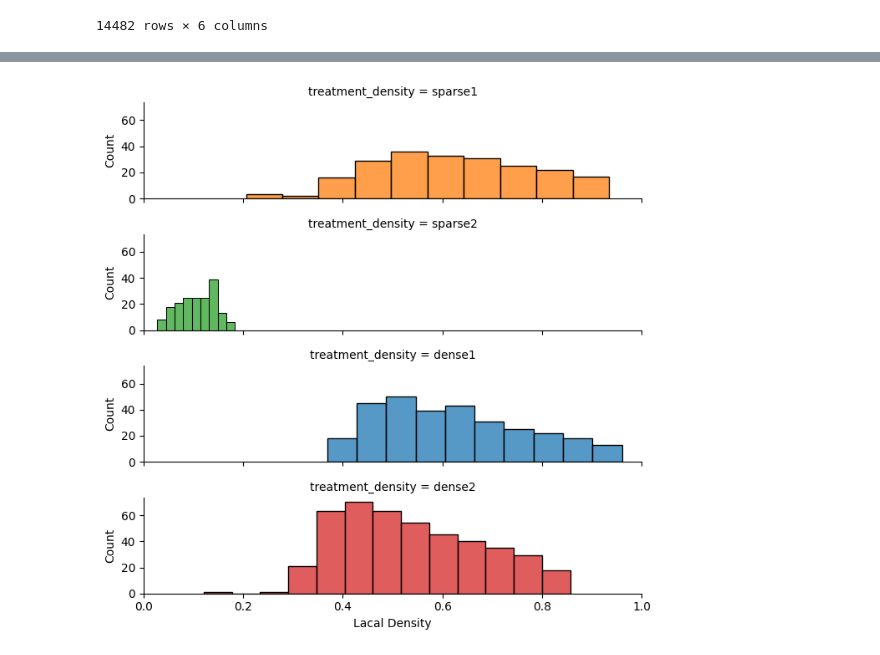
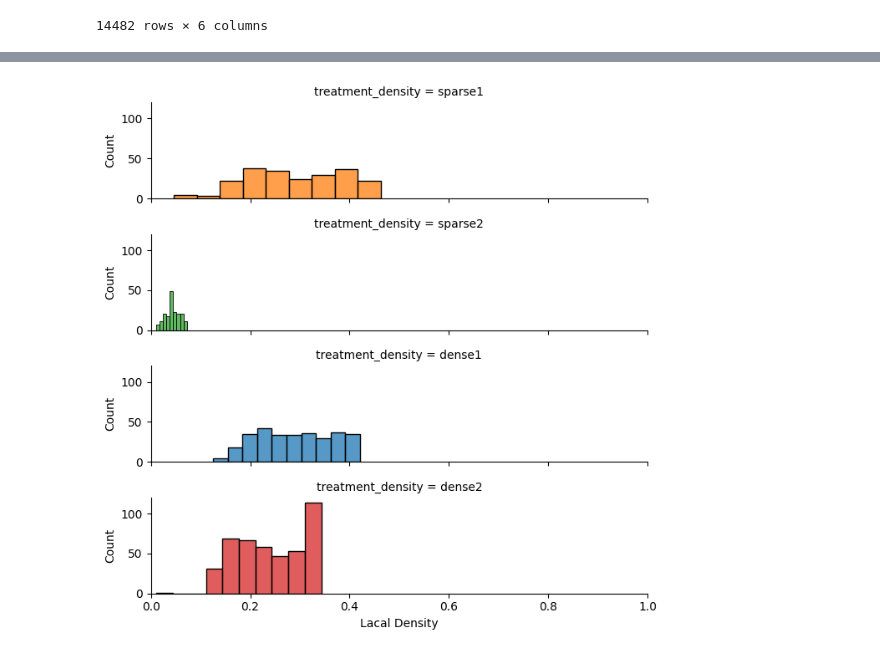
Before and after one commit to esraan/CellDeathQuantification, a Jupyter notebook: DensityAnalysis.ipynb, the cells around one changed output, grey strips where cells are left out. Drawn from its saved outputs; the diff is of its cells as text; code cells hidden in the pictures.

```diff
--- a/DensityAnalysis.ipynb
+++ b/DensityAnalysis.ipynb
@@ -34,7 +56,7 @@ distribution_of_distances_value = values_distribution_of_distances_or_delta_TODs
 all_exp_results_local_density_values = calc_exp_all_cells_local_densities_for_distribution(exp_name = exp_names,
                                                                                            exps_dir_path=exps_dir_name,
                                                                                            meta_data_full_file_path=meta_data_file_full_path,
-                                                                                           radious_for_density=250)
+                                                                                           radious_for_density=150)
 # %%
 melted_distances_distribution_df = pd.DataFrame.from_dict(format_melt_df_distribution_values(exp_names=exp_names,
                                                                                                         dict_of_exp_values_of_the_designated_variable_density_deltaTODs_distances=distribution_of_distances_value,
@@ -128,10 +151,11 @@ plt.show()
 # %%
 g = sns.FacetGrid(visualize_delta_tods_distances_local_densities_distribution_melted[visualize_delta_tods_distances_local_densities_distribution_melted["variable"]=="Local_density"], row="treatment_density",
                   height=1.7, aspect=4,row_order=["sparse1","sparse2","dense1","dense2"],hue="treatment_density")
 g.map(sns.histplot, "value")
 plt.xlabel('Lacal Density')
 g.set(xlim=(0,1.0))
+g.set(ylim=(0,120))
 
 plt.show()
 # %% [output]
-[figure, old version]
+[figure, new version]
```
Also changed, not shown: parts of 2 cells of this notebook, 1 other file.
